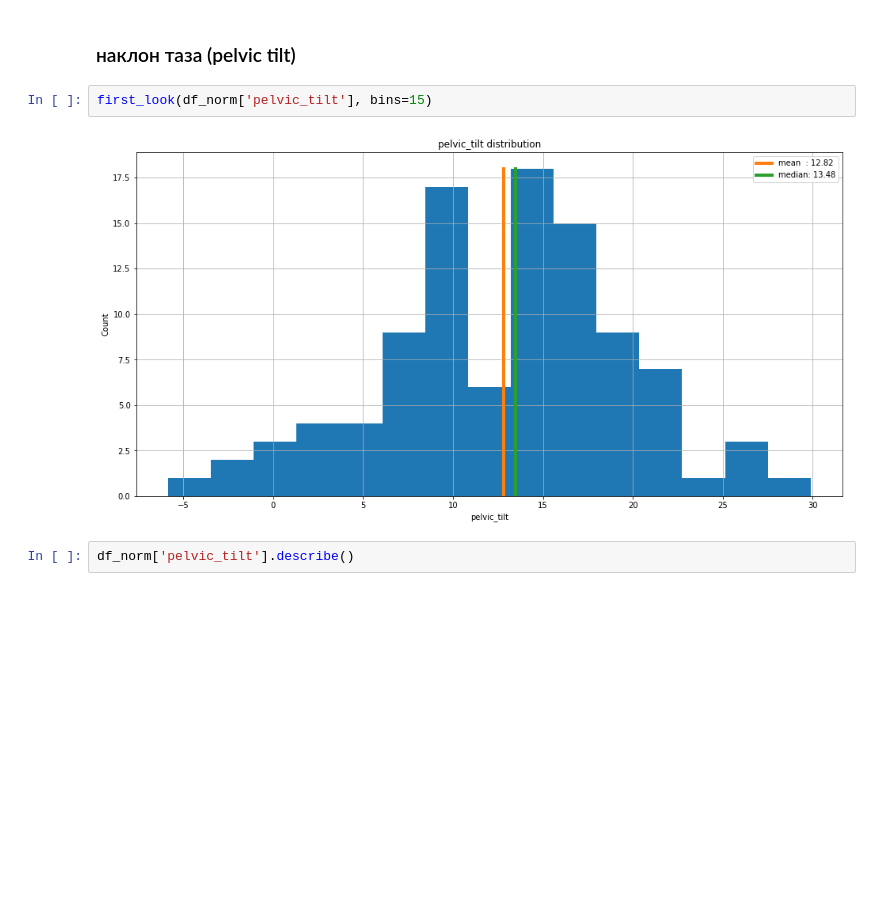
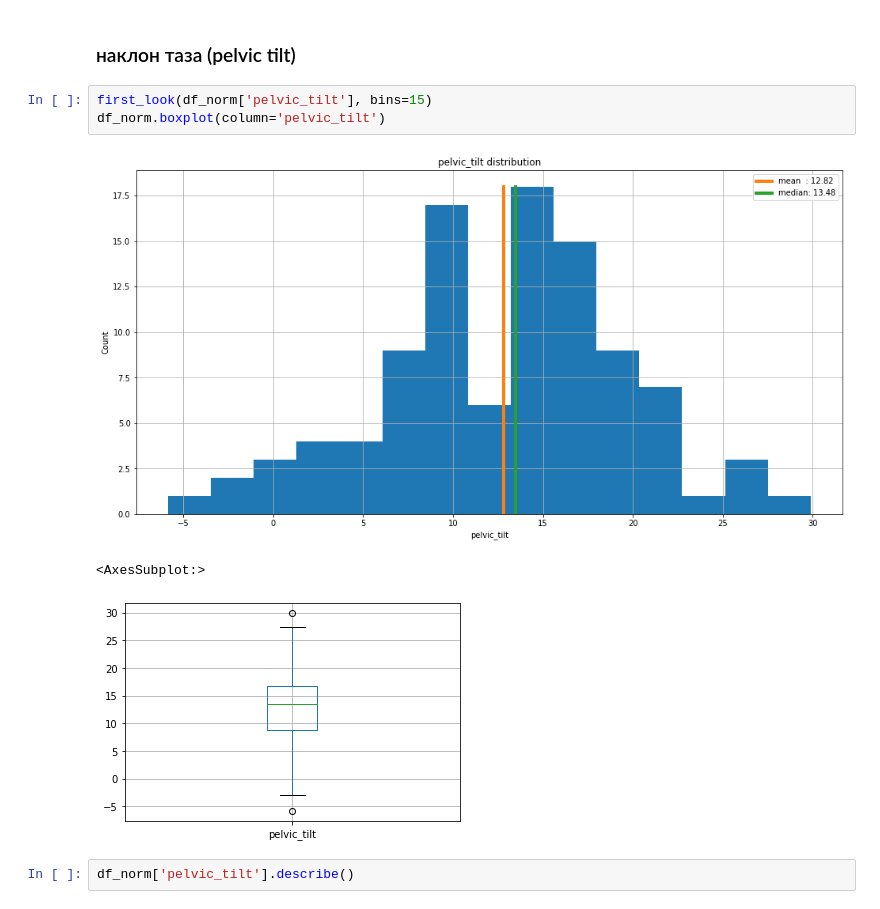
Before and after one commit to alex-chin/gb_prob_stat, a Jupyter notebook: project/ortho_pats.ipynb, the cells around one changed output. Saved outputs shown, nothing was run; the diff lists cells and outputs as text; blank space fills up the shorter version.

```diff
--- a/project/ortho_pats.ipynb
+++ b/project/ortho_pats.ipynb
@@ -111,8 +124,11 @@ df_norm.describe()
 ### наклон таза (pelvic tilt)
 # %%
 first_look(df_norm['pelvic_tilt'], bins=15)
+df_norm.boxplot(column='pelvic_tilt')
 # %% [output]
 [figure]
+<AxesSubplot:>
+[figure, added]
 # %%
 df_norm['pelvic_tilt'].describe()
 # %% [output]
```
Also changed, not shown: parts of 8 cells of this notebook.
